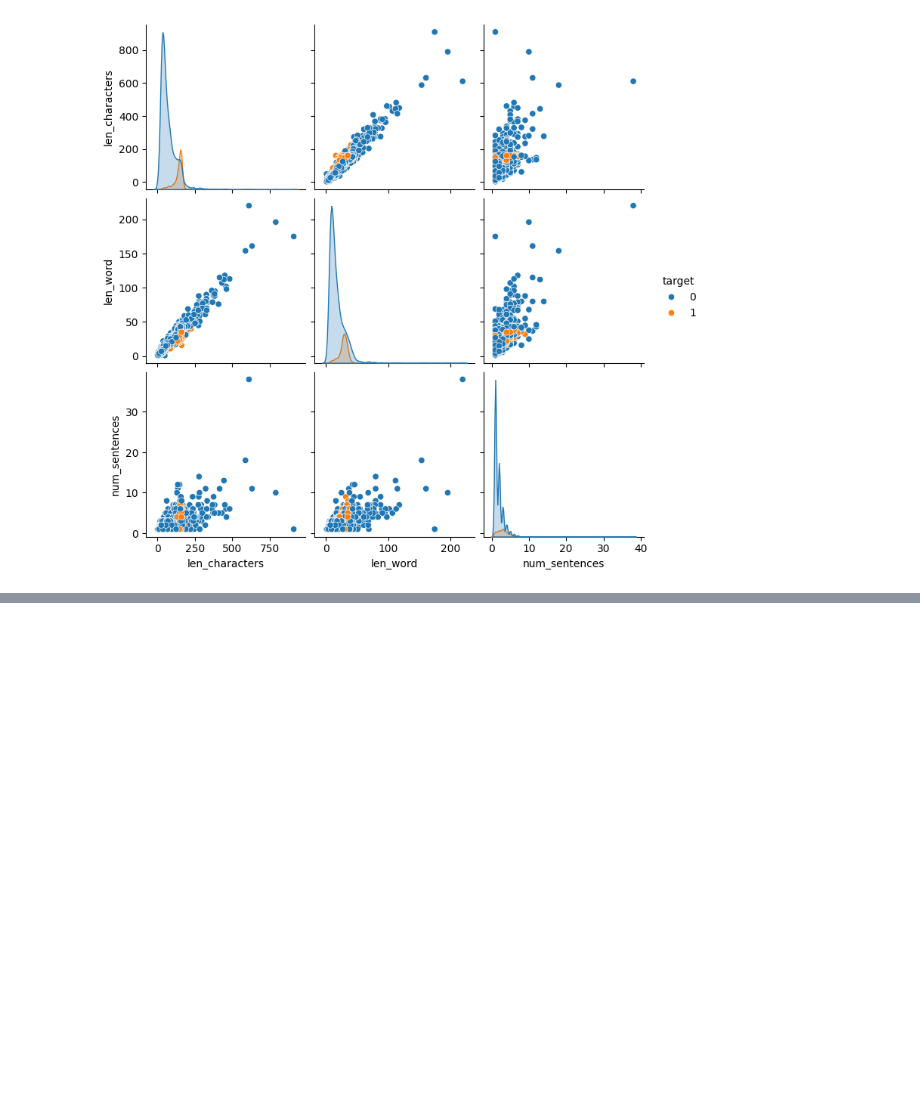
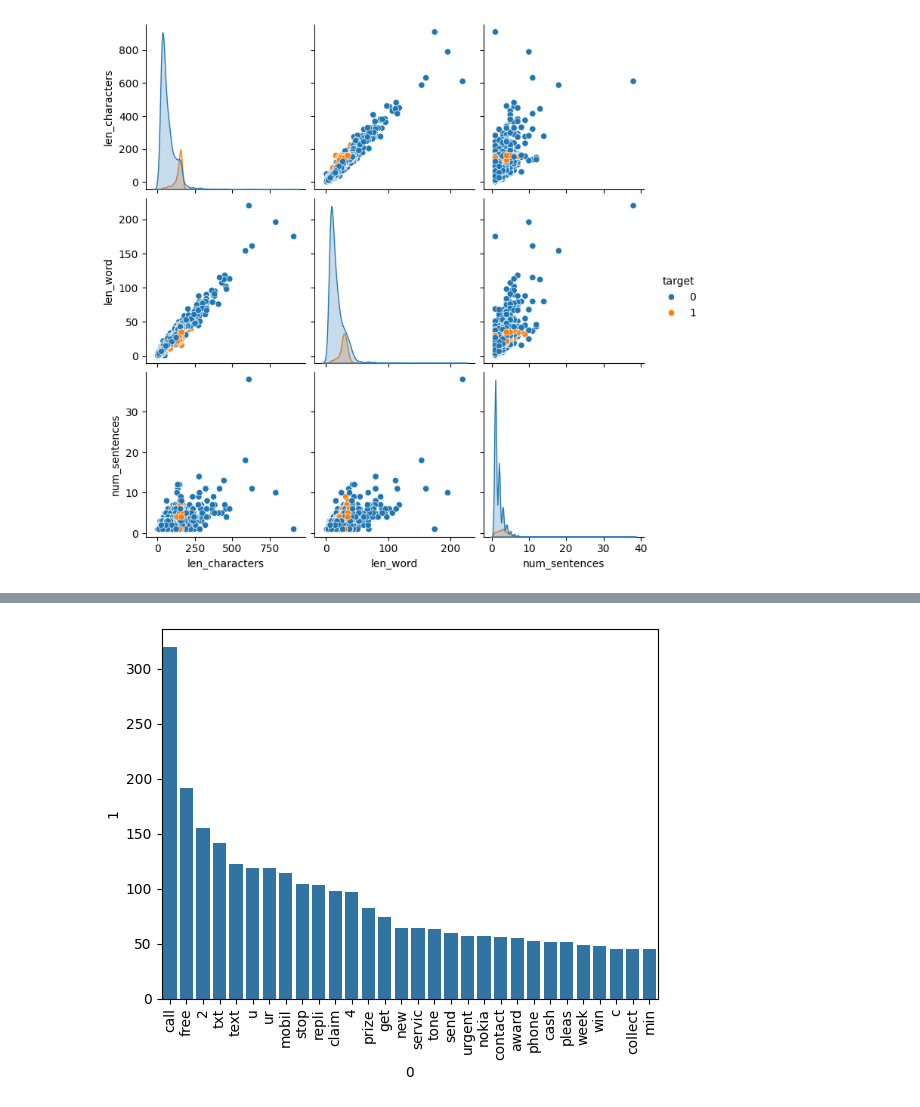
Before and after one commit to Utsuk7/SMS-Spam-Detection, a Jupyter notebook: SMS_Spam_Detection.ipynb, the cells around one changed output, grey strips where cells are left out. Cells and saved outputs as stored; diff of their text form; code cells hidden in the pictures; blank space fills up the shorter version.

```diff
--- a/SMS_Spam_Detection.ipynb
+++ b/SMS_Spam_Detection.ipynb
@@ -222,0 +233,3 @@ plt.show()
+# %%
+ps=PorterStemmer()
+#ps.stem("playing")
@@ -222,0 +291,13 @@ plt.show()
+# %%
+# count of top 30 most repeated words
+freq_spam=[]
+for msg in df[df['target']==1]['preprocessed_text'].to_list():
+  for word in msg.split():
+      freq_spam.append(word)
+# %%
+from collections import Counter
+sns.barplot(data=pd.DataFrame(Counter(freq_spam).most_common(30)),x=pd.DataFrame(Counter(freq_spam).most_common(30))[0],y=pd.DataFrame(Counter(freq_spam).most_common(30))[1])
+plt.xticks(rotation='vertical')
+plt.show()
+# %% [output]
+[figure, added]
```
Also changed, not shown: parts of 16 cells of this notebook.
